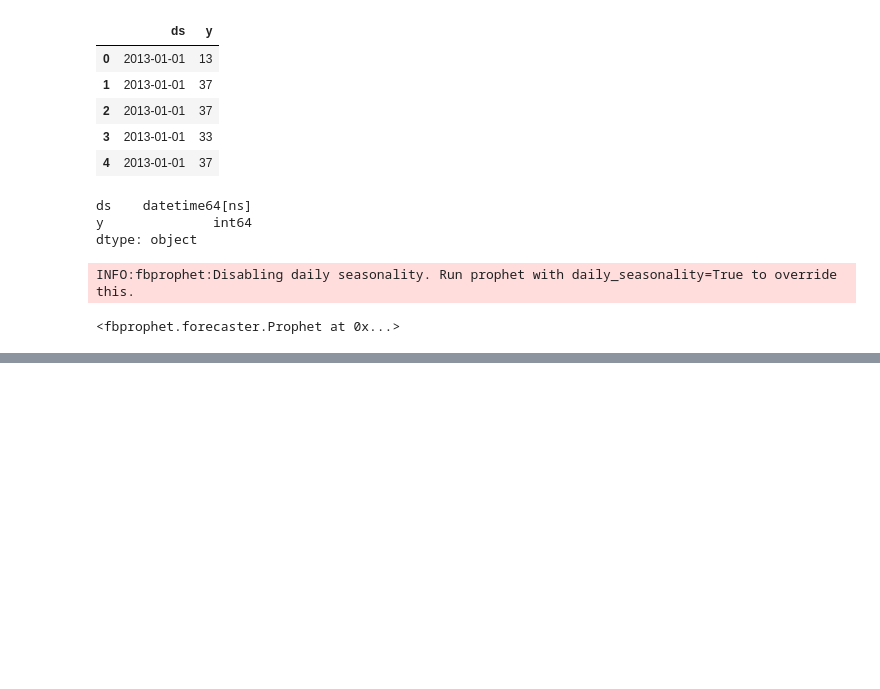
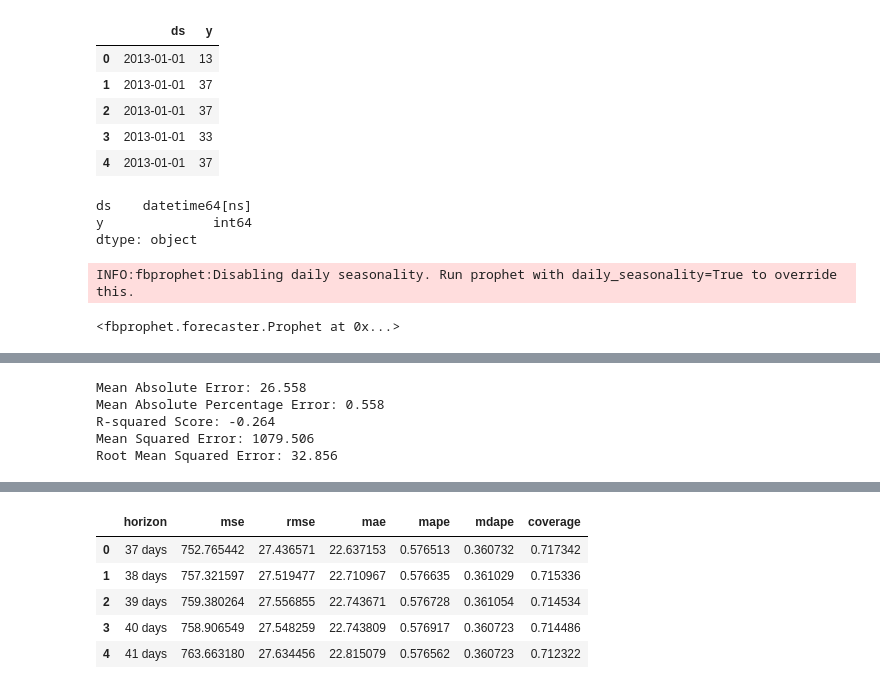
Before and after one commit to kendall-bug/Demand-Planning-Practice-Problem---Time-Series-Methods, a Jupyter notebook: Demand_Planning_Practice_Problem_Time_Series_Methods.ipynb, the cells around one changed output, grey strips where cells are left out. Drawn from its saved outputs; the diff is of its cells as text; code cells hidden in the pictures; blank space fills up the shorter version.

```diff
--- a/Demand_Planning_Practice_Problem_Time_Series_Methods.ipynb
+++ b/Demand_Planning_Practice_Problem_Time_Series_Methods.ipynb
@@ -533,0 +510,61 @@ fig2 = m.plot_components(forecast)
+# %%
+# fbprophet model accuracy metrics
+# Overivew of differences between metrics: https://analyticsindiamag.com/a-guide-to-different-evaluation-metrics-for-time-series-forecasting-models/
+
+# calculate MAE between expected and predicted values
+y_true = train['y'][864674:].values #only capture the same dates that are in forecast. Size of traindf-size of forecast df, or 866500-1826
+y_pred = forecast['yhat'].values
+mae = mean_absolute_error(y_true, y_pred)
+print('Mean Absolute Error: %.3f' % mae)
+# MAE is defined as the average of the absolute difference between forecasted and true values.
+# A value of zero indicates that the forecast is error-free.
+# The lower the MAE, the better the model
+
+# calculate MAPE
+# value is given as a percentage
+from sklearn.metrics import  mean_absolute_percentage_error
+mape = mean_absolute_percentage_error(y_true, y_pred)
+print('Mean Absolute Percentage Error: %.3f' % mape)
+# interpretation of MAPE values: https://stephenallwright.com/good-mape-score/
+
+# calculate r2
+r2 = r2_score(y_true, y_pred)
+print('R-squared Score: %.3f' % r2)
+
+# calculate MSE
+# known as the metric that evaluates the quality of a forecasting model or predictor.
+# MSE also takes into account variance (the difference between anticipated values) and bias (the distance of predicted value from its true value).
+# the closer to zero, the better
+mse = mean_squared_error(y_true,y_pred)
+print('Mean Squared Error: %.3f' % mse)
+
+# calculate RMSE
+# we use the same function that we used to calculate mse, but just set the squared paramater to false (it's default is true)
+# RMSE is in the same units as the predicted value.
+# Can compare this to MAE  - The wider the gap between RMSE and MAE, the more erratic the error size
+rmse = mean_squared_error(y_true,y_pred, squared=False)
+print('Root Mean Squared Error: %.3f' % rmse)
+# %% [output]
+Mean Absolute Error: 26.558
+Mean Absolute Percentage Error: 0.558
+R-squared Score: -0.264
+Mean Squared Error: 1079.506
+Root Mean Squared Error: 32.856
+# %%
+# metrics specific to fbprophet package
+# https://facebook.github.io/prophet/docs/diagnostics.html
+# https://christophershayan.medium.com/experimenting-on-facebook-prophet-eb44818278da
+
+
+# Here we do cross-validation to assess prediction performance on a horizon of 365 days, starting with 730 days of training data in the first cutoff and then making predictions every 180 days.
+#df_cv = cross_validation(m, initial='730 days', period='180 days', horizon = '365 days')
+# ^^ took 30 minutes to run
+
+# You then also give the prediction horizon - how frequently you want to predict.
+# You may then give an initial (how long to train before starting the tests)
+# A period is (how frequently to stop and do a prediction).
+# By default, the initial training period is set to three times the horizon, and cutoffs are made every half a horizon.
+df_cv = cross_validation(m, initial='1095 days', period='90 days', horizon = '365 days')
+df_p = performance_metrics(df_cv)
+df_p.head()
+# %% [output]
@@ -533,0 +572,6 @@ fig2 = m.plot_components(forecast)
+|  | horizon | mse | rmse | mae | mape | mdape | coverage |
+| 0 | 37 days | 752.765442 | 27.436571 | 22.637153 | 0.576513 | 0.360732 | 0.717342 |
+| 1 | 38 days | 757.321597 | 27.519477 | 22.710967 | 0.576635 | 0.361029 | 0.715336 |
+| 2 | 39 days | 759.380264 | 27.556855 | 22.743671 | 0.576728 | 0.361054 | 0.714534 |
+| 3 | 40 days | 758.906549 | 27.548259 | 22.743809 | 0.576917 | 0.360723 | 0.714486 |
+| 4 | 41 days | 763.663180 | 27.634456 | 22.815079 | 0.576562 | 0.360723 | 0.712322 |
```
Also changed, not shown: parts of 14 cells of this notebook.
